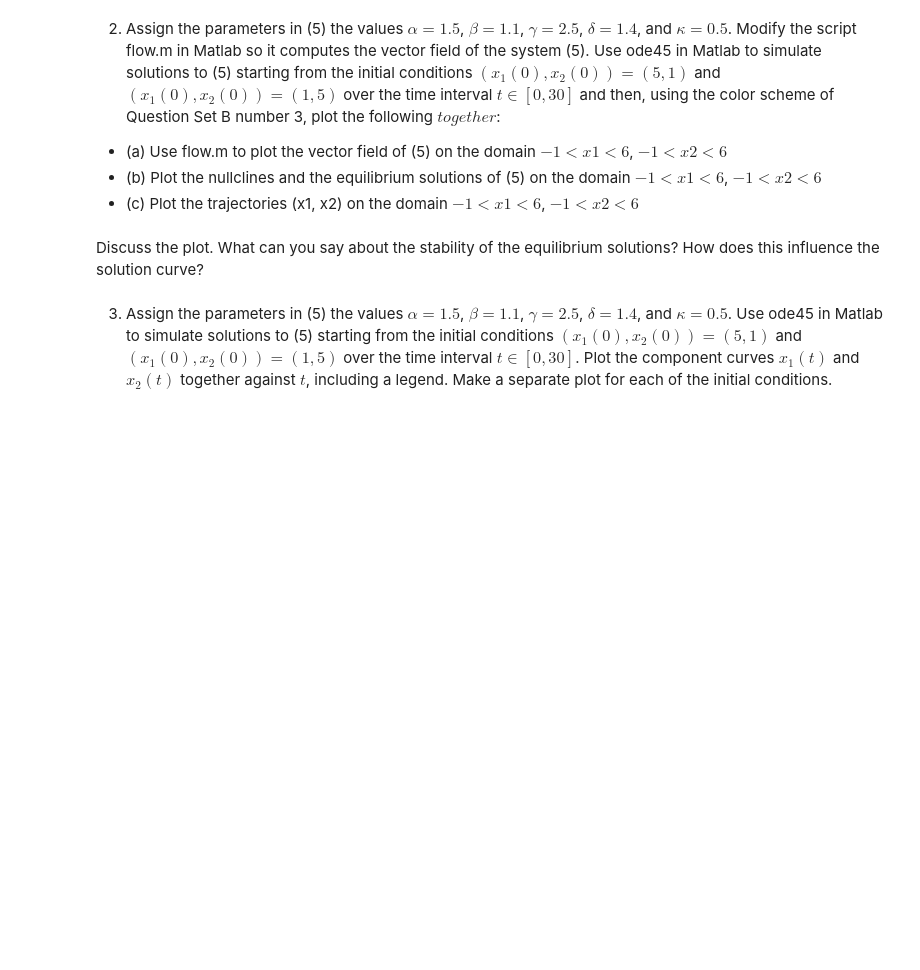
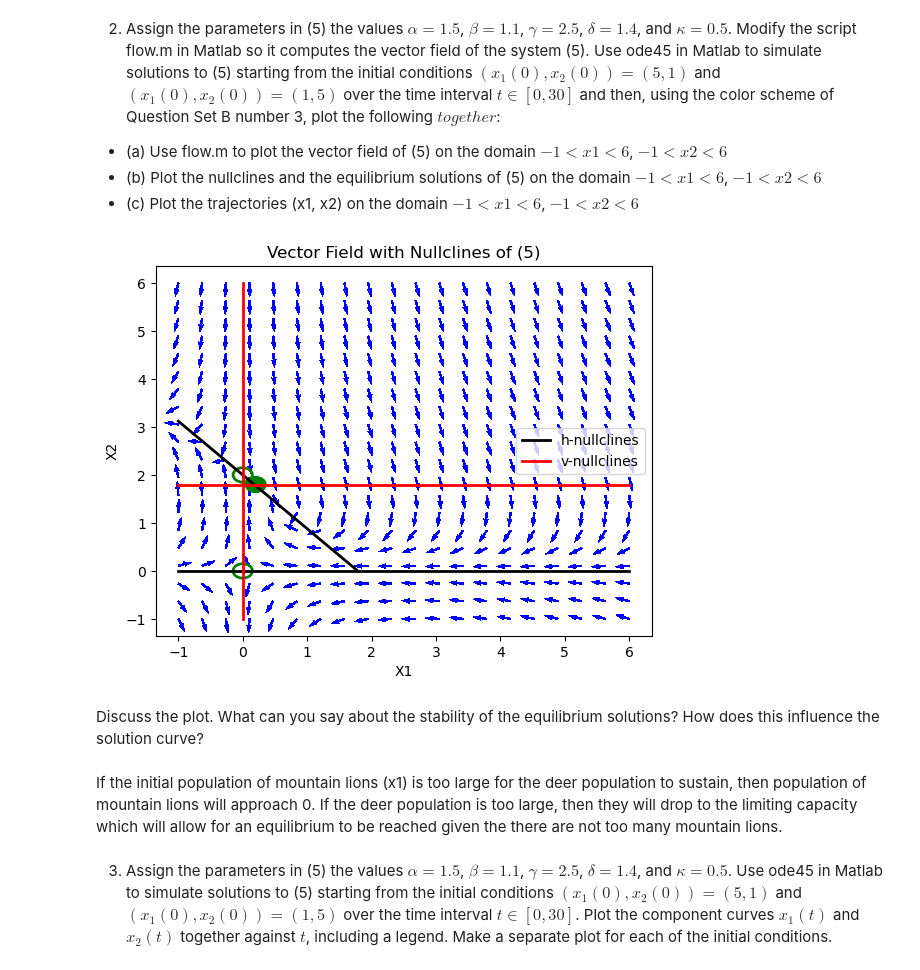
Before and after one commit to scottito/DiffEqProj1, a Jupyter notebook: Project1.ipynb, the cells around one changed output. Cells and saved outputs as stored; diff of their text form; code cells hidden in the pictures; blank space fills up the shorter version.

```diff
--- a/Project1.ipynb
+++ b/Project1.ipynb
@@ -679,40 +670,45 @@ for x10 in np.linspace(-1, 6, 20):
         y0 = np.array([x10, x20])
         dx = func2(t, np.array([X1, X2]), alpha, beta, gamma, delta, kappa)[0]
         dy = func2(t, np.array([X1, X2]), alpha, beta, gamma, delta, kappa)[1]
         magnitude = np.sqrt(dx**2 + dy**2)
         ax.quiver(X1, X2, dx/magnitude, dy/magnitude, color='b', alpha=0.3)
 
 # Custom hlim because h-null has a limited domain
 hlim = np.linspace(-1,gamma/delta,20)
 h1 = 1/kappa - (delta*hlim) / (kappa*gamma)
 
 # v-nulls have same multipliers as before
 
 # Plot horizontal nullclines in black
 plt.plot(hlim, h1*other, color="black", linewidth=2, label="h-nullclines")
-plt.plot(tory, h2*other, color="black", linewidth=2)
+plt.plot(tory, v1*other, "black", linewidth=2)
 
 # # Plot vertical nullclines in red
-plt.plot(tory, v1*other, "r", linewidth=2, label="v-nullclines")
-plt.plot(0*other, tory, "r", linewidth=2)
+plt.plot(0*other, tory, "r", linewidth=2, label="v-nullclines")
+plt.plot(tory, h2*other, color="r", linewidth=2)
+
 
 # # Add green circles at equilibrium points
-eq1 = plt.Circle((0, 0), 0.2, color='g', fill=False, linewidth=2)
-eq2 = plt.Circle((0, 1/kappa), 0.2, color='g', fill=False, linewidth=2)
-eq3 = plt.Circle((gamma*(1-kappa*(alpha/beta))/delta, alpha/beta), 0.2, color='g', fill=True, linewidth=2)
+eq1 = plt.Circle((0, 0), 0.15, color='g', fill=False, linewidth=2)
+eq2 = plt.Circle((0, 1/kappa), 0.15, color='g', fill=False, linewidth=2)
+eq3 = plt.Circle((0.2,1/kappa-0.2), 0.15, color='g', fill=True, linewidth=2)
 
 ax.add_patch(eq1)
 ax.add_patch(eq2)
 ax.add_patch(eq3)
 
 # Make the plot pretty
 plt.title("Vector Field with Nullclines of (5)")
 plt.xlabel("X1")
 plt.ylabel("X2")
 plt.legend()
 
 plt.show()
+# %% [output]
+[figure, added]
 # %% [markdown]
 Discuss the plot. What can you say about the stability of the equilibrium solutions? How does this influence the solution curve?
+# %% [markdown]
+If the initial population of mountain lions (x1) is too large for the deer population to sustain, then population of mountain lions will approach 0. If the deer population is too large, then they will drop to the limiting capacity which will allow for an equilibrium to be reached given the there are not too many mountain lions.
 # %% [markdown]
 3. Assign the parameters in (5) the values $\alpha = 1.5$, $\beta = 1.1$, $\gamma = 2.5$, $\delta = 1.4$, and $\kappa = 0.5$. Use ode45 in Matlab to simulate solutions to (5) starting from the initial conditions $(x_1(0), x_2(0)) = (5, 1)$ and $(x_1(0), x_2(0)) = (1, 5)$ over the time interval $t \in [0, 30]$. Plot the component curves $x_1(t)$ and $x_2(t)$ together against $t$, including a legend. Make a separate plot for each of the initial conditions.
```
Also changed, not shown: parts of 12 cells of this notebook, 2 other files.
